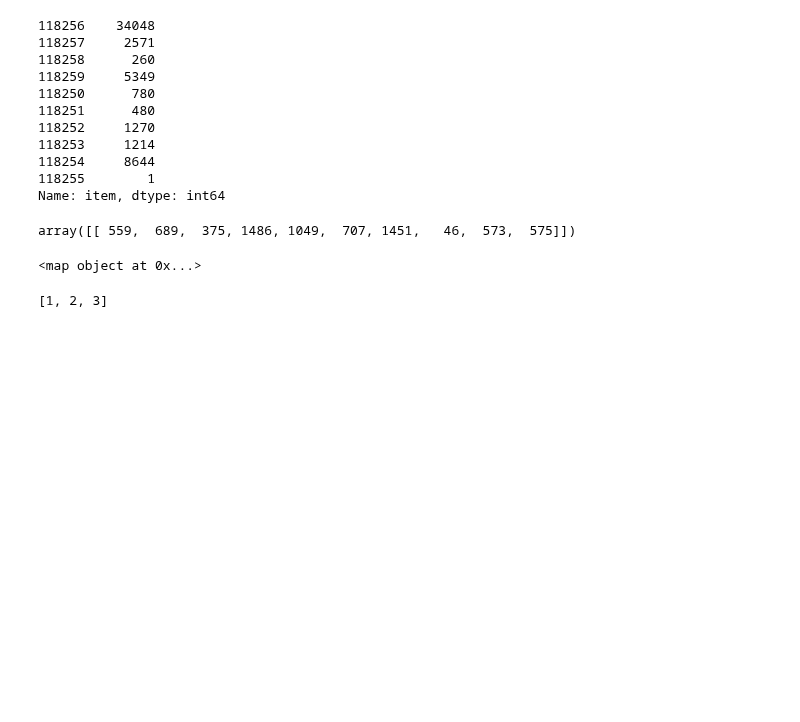
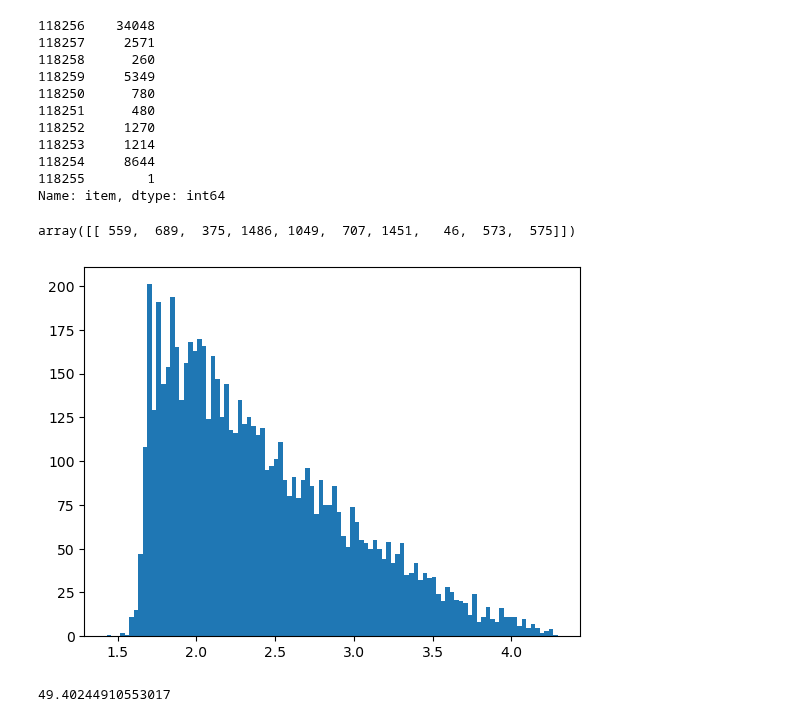
Before and after one commit to boostcampaitech6/level2-movierecommendation-recsys-06, a Jupyter notebook: mission/(미션_2)_Multi_VAE_(정답).ipynb, the cells around one changed output. Drawn from its saved outputs; the diff is of its cells as text; code cells hidden in the pictures; blank space fills up the shorter version.

```diff
--- a/mission/(미션_2)_Multi_VAE_(정답).ipynb
+++ b/mission/(미션_2)_Multi_VAE_(정답).ipynb
@@ -1299,11 +1314,3 @@ id2show = json.loads(id2show)
 with open('json_id/id2profile.json', 'r') as json_file:
         id2profile = json.load(json_file)
 id2profile = json.loads(id2profile)
-# %%
-temp
-# %% [output]
-<map object at 0x...>
-# %%
-list(map(int,['1','2','3']))
-# %% [output]
-[1, 2, 3]
@@ -1309,0 +1319,14 @@ list(map(int,['1','2','3']))
+# %%
+df = pd.read_csv("../../data/train/train_ratings.csv")
+# %%
+temp1 = df.groupby('item').user.count()
+temp2 = df.groupby('user').item.count()
+# %%
+plt.hist(np.log10(temp1), bins=100)
+plt.show()
+# %% [output]
+[figure, added]
+# %%
+np.exp(3.9)
+# %% [output]
+49.40244910553017
```
Also changed, not shown: parts of 14 cells of this notebook, 8 other files.
